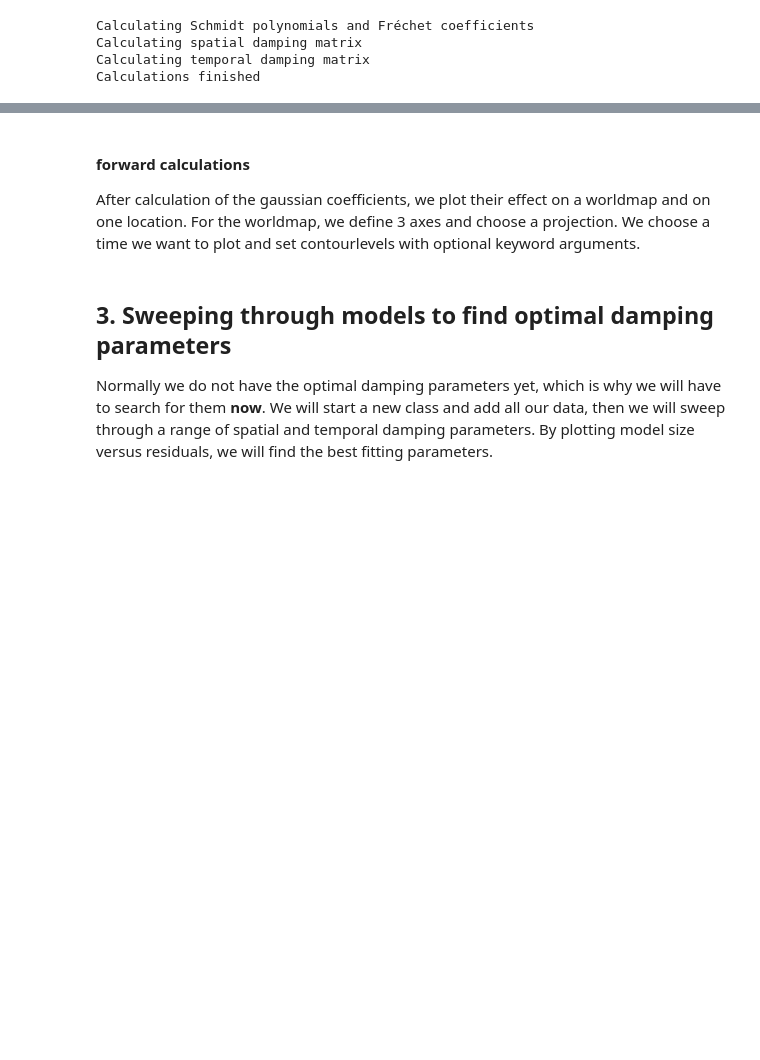
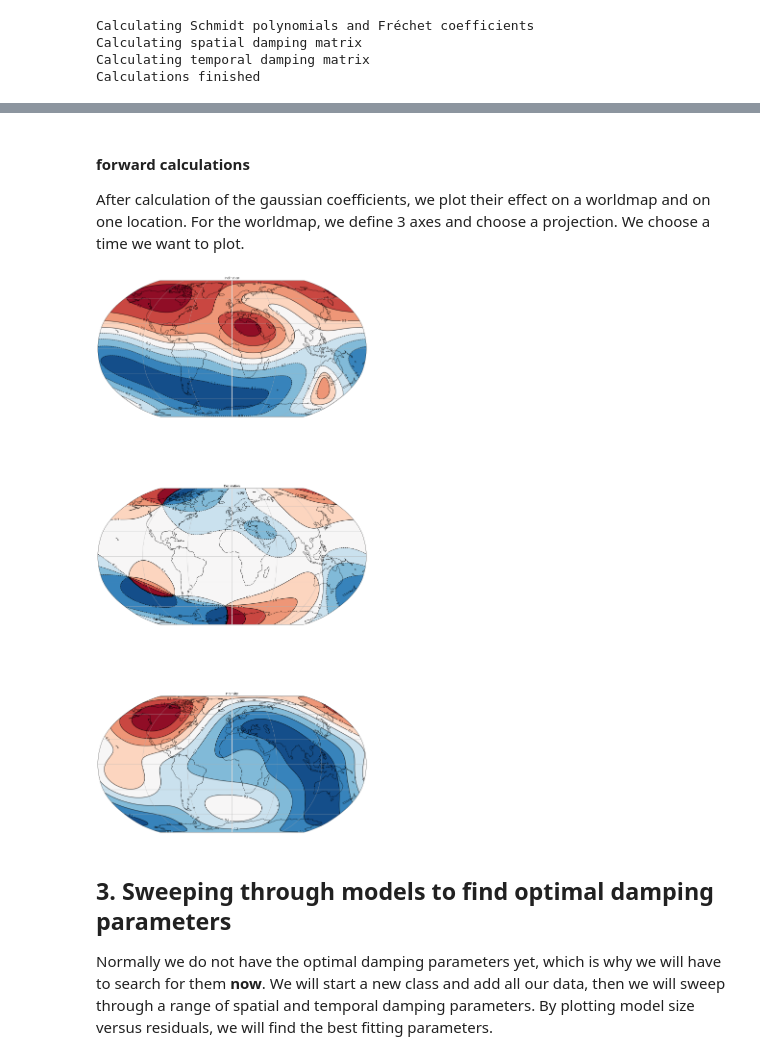
Before and after one commit to outfrenk/pymaginverse, a Jupyter notebook: doc/Tutorial Geomagnetic Field Inversions.ipynb, the cells around one changed output, grey strips where cells are left out. Saved outputs shown, nothing was run; the diff lists cells and outputs as text; code cells hidden in the pictures; blank space fills up the shorter version.

```diff
--- a/doc/Tutorial Geomagnetic Field Inversions.ipynb
+++ b/doc/Tutorial Geomagnetic Field Inversions.ipynb
@@ -274,11 +285,11 @@ plt.show()
 # %% [markdown]
 #### forward calculations
-After calculation of the gaussian coefficients, we plot their effect on a worldmap and on one location. For the worldmap, we define 3 axes and choose a projection. We choose a time we want to plot and set contourlevels with optional keyword arguments.
+After calculation of the gaussian coefficients, we plot their effect on a worldmap and on one location. For the worldmap, we define 3 axes and choose a projection. We choose a time we want to plot.
 # %%
 # set three axes and apply a Robinson world projection
 fig, axes = plt.subplots(nrows=3, figsize=(20, 45), subplot_kw={'projection': ccrs.Robinson()})
-# set some keyword arguments for the plotting, for all options see plot_tools.plot_world?
-plot_kw = {'level_int': np.arange(1000, 3000, 100), 'levelf_int': np.arange(1000, 3000, 100)}
 # call the function; input axes and inversion class, but also wished projection, plot time, and optional plotting keywords
-axes = plot_tools.plot_world(axes, test_inv, projection=ccrs.PlateCarree(), plot_time=0, plot_kw=plot_kw)
+axes = plot_tools.plot_world(axes, test_inv, proj=ccrs.PlateCarree(), time=17000)
 plt.show()
+# %% [output]
+[figure, added]
```
Also changed, not shown: parts of 30 cells of this notebook, 5 other files.
